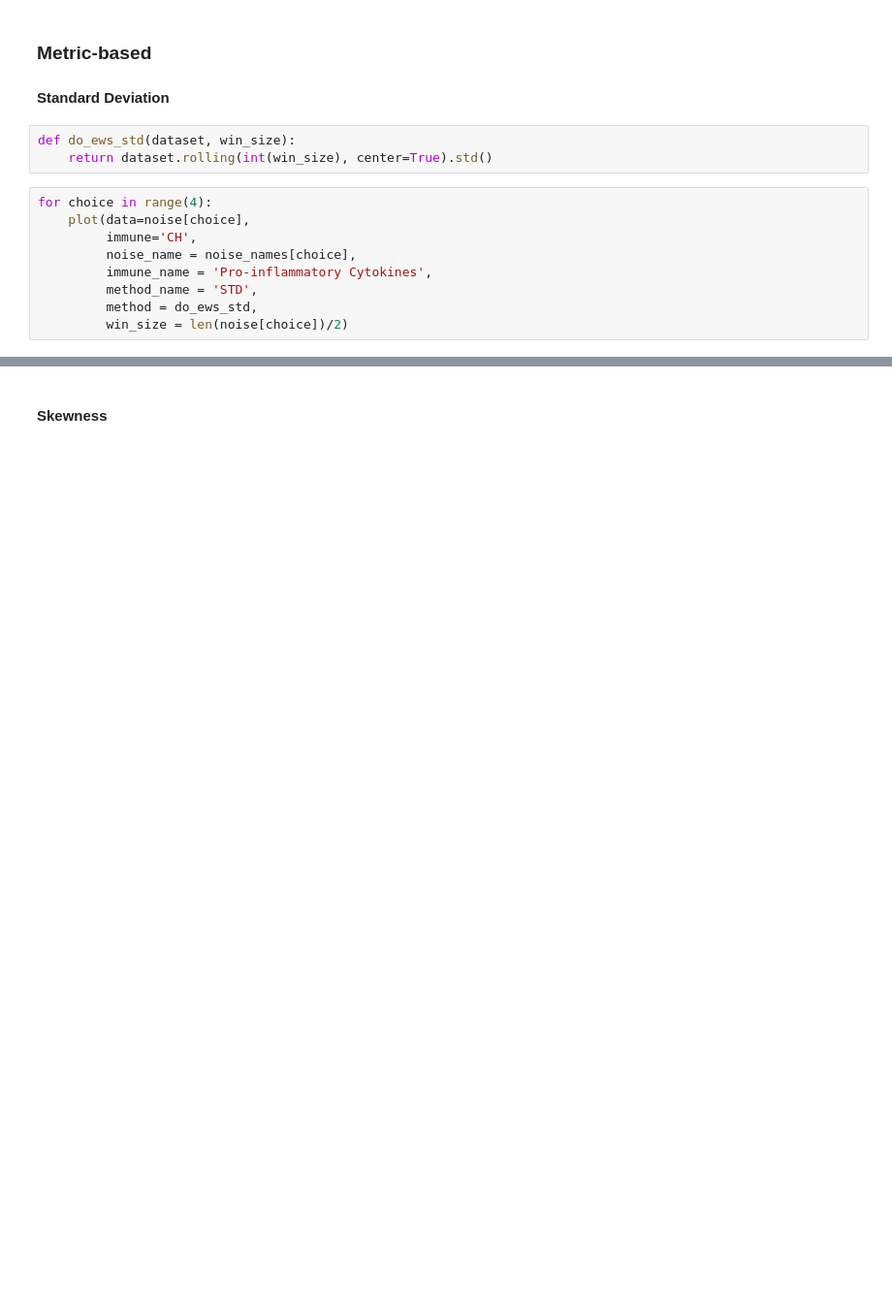
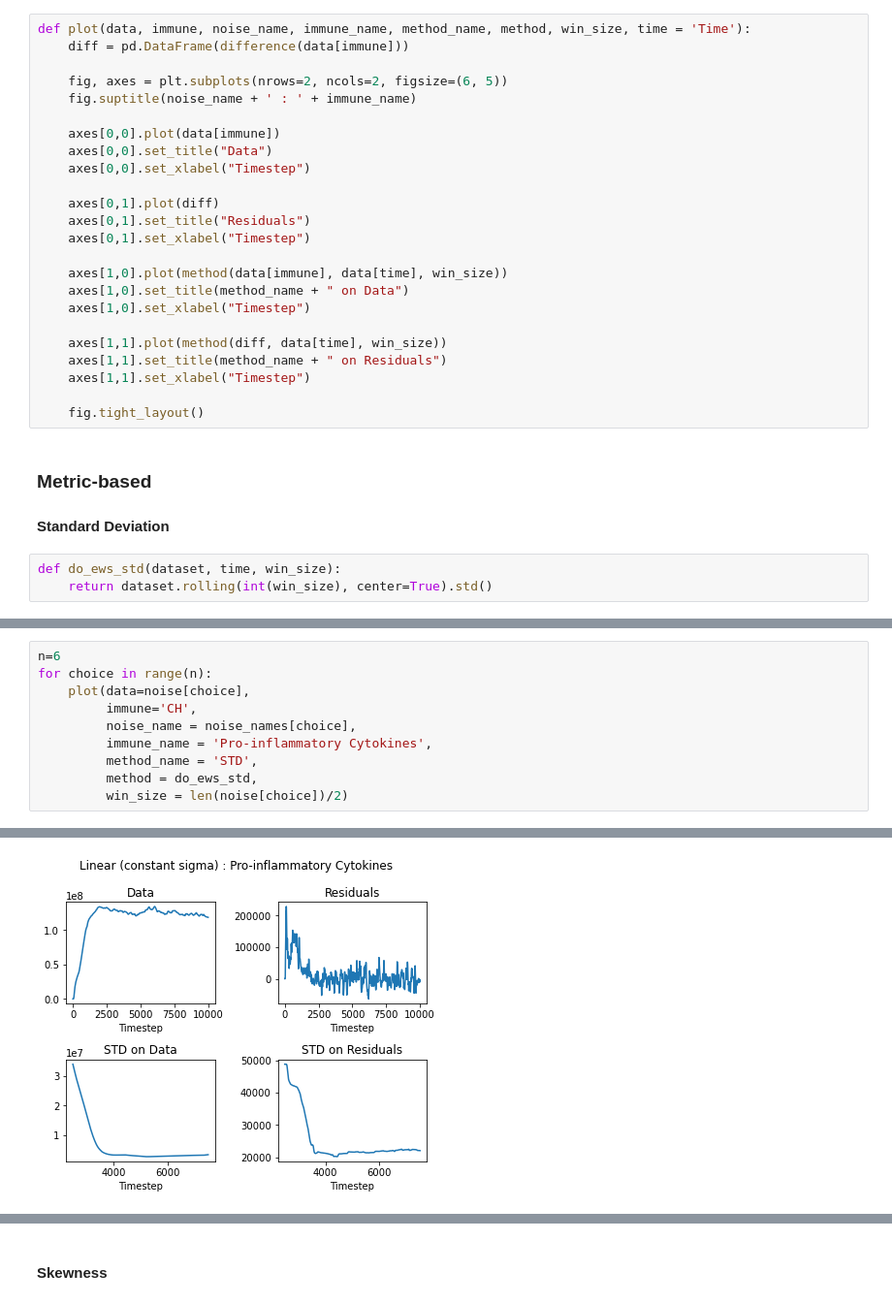
Before and after one commit to UvaCsl/immune-ct, a Jupyter notebook: Part III - EWS.ipynb, the cells around one changed output, grey strips where cells are left out. Shown at 97% size. Saved outputs shown, nothing was run; the diff lists cells and outputs as text; blank space fills up the shorter version.

```diff
--- a/Part III - EWS.ipynb
+++ b/Part III - EWS.ipynb
@@ -97,15 +71,30 @@ noise_1['AP_Etissue'].plot()
+# %%
+def plot(data, immune, noise_name, immune_name, method_name, method, win_size, time = 'Time'):
+    diff = pd.DataFrame(difference(data[immune]))
+
+    fig, axes = plt.subplots(nrows=2, ncols=2, figsize=(6, 5))
+    fig.suptitle(noise_name + ' : ' + immune_name)
+
+    axes[0,0].plot(data[immune])
+    axes[0,0].set_title("Data")
+    axes[0,0].set_xlabel("Timestep")
+
+    axes[0,1].plot(diff)
+    axes[0,1].set_title("Residuals")
+    axes[0,1].set_xlabel("Timestep")
+
+    axes[1,0].plot(method(data[immune], data[time], win_size))
+    axes[1,0].set_title(method_name + " on Data")
+    axes[1,0].set_xlabel("Timestep")
+
+    axes[1,1].plot(method(diff, data[time], win_size))
+    axes[1,1].set_title(method_name + " on Residuals")
+    axes[1,1].set_xlabel("Timestep")
+
+    fig.tight_layout()
 # %% [markdown]
 ### Metric-based
 #### Standard Deviation
 # %%
-def do_ews_std(dataset, win_size):
+def do_ews_std(dataset, time, win_size):
     return dataset.rolling(int(win_size), center=True).std()
-# %%
-for choice in range(4):
-    plot(data=noise[choice],
-         immune='CH',
-         noise_name = noise_names[choice],
-         immune_name = 'Pro-inflammatory Cytokines',
-         method_name = 'STD',
-         method = do_ews_std,
-         win_size = len(noise[choice])/2)
@@ -116,0 +101,11 @@ for choice in range(4):
+# %%
+n=6
+for choice in range(n):
+    plot(data=noise[choice],
+         immune='CH',
+         noise_name = noise_names[choice],
+         immune_name = 'Pro-inflammatory Cytokines',
+         method_name = 'STD',
+         method = do_ews_std,
+         win_size = len(noise[choice])/2)
+# %% [output]
@@ -116,0 +116 @@ for choice in range(4):
+[figure, added]
```
Also changed, not shown: parts of 31 cells of this notebook, 3 other files.
